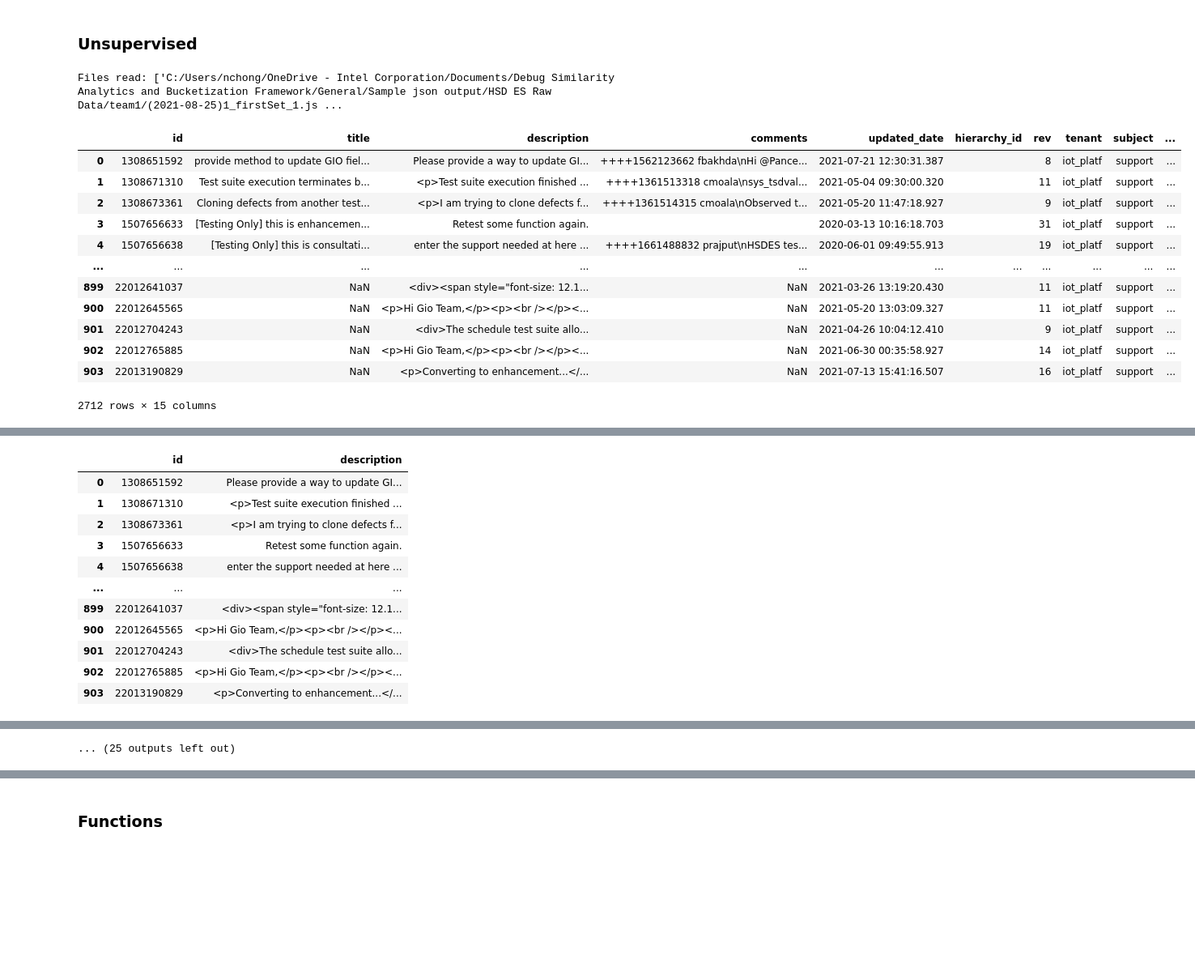
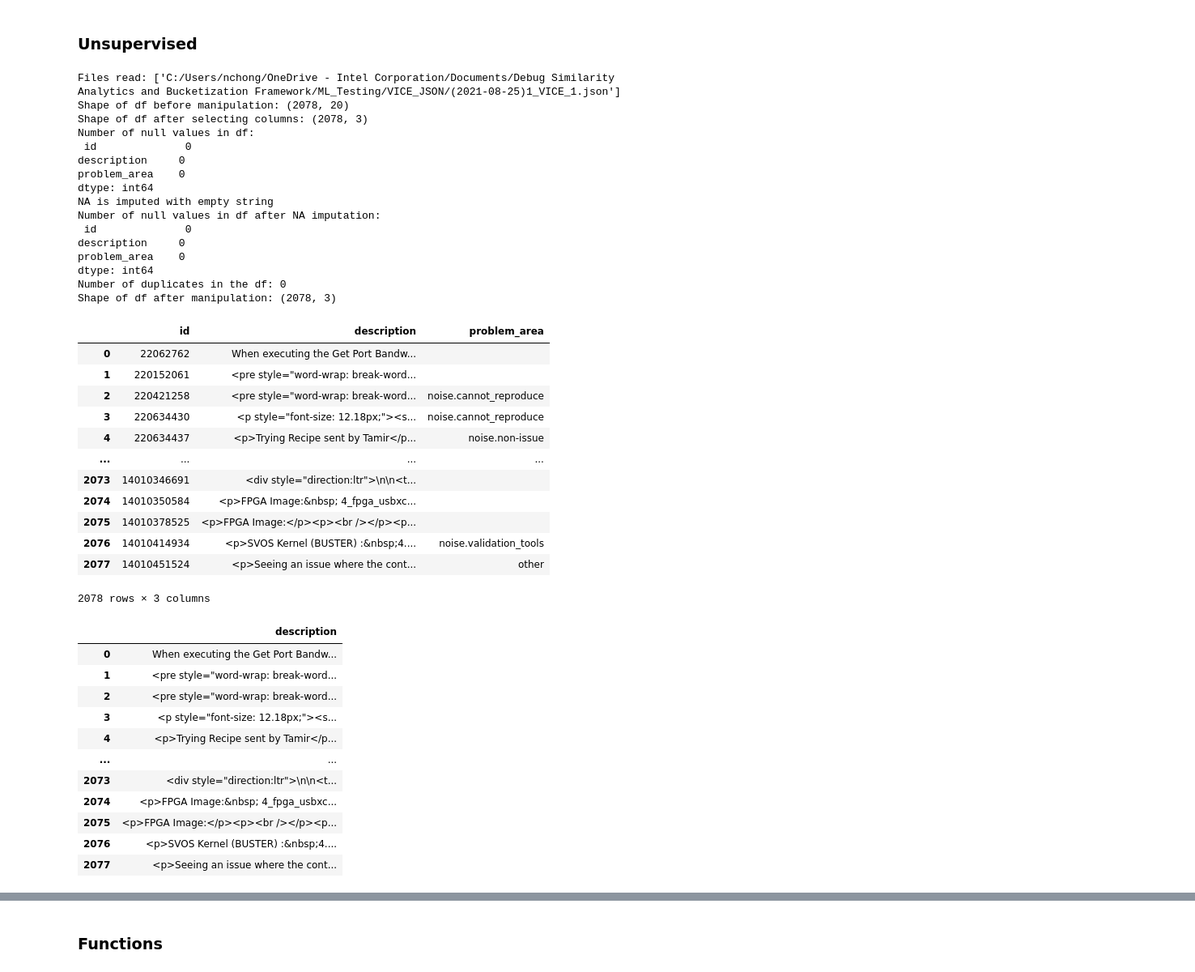
Before and after one commit to NicoleNL/ML-Track, a Jupyter notebook: Similarity_Analytics_WithConfig.ipynb, the cells around one changed output, grey strips where cells are left out. Shown at 81% size. Cells and saved outputs as stored; diff of their text form; code cells hidden in the pictures; blank space fills up the shorter version.

```diff
--- a/Similarity_Analytics_WithConfig.ipynb
+++ b/Similarity_Analytics_WithConfig.ipynb
@@ -74,19 +99,45 @@ with open(json_path+'config_unsupervised.json', 'w') as f:
 # %%
-#unsupervised
 json_path ='C:/Users/nchong/OneDrive - Intel Corporation/Documents/Debug Similarity Analytics and Bucketization Framework/ML_Testing/'
-main(json_path,ml_type="unsupervised")
+main()
 # %% [output]
-Files read: ['C:/Users/nchong/OneDrive - Intel Corporation/Documents/Debug Similarity Analytics and Bucketization Framework/General/Sample json output/HSD ES Raw Data/team1/(2021-08-25)1_firstSet_1.js ...
+Files read: ['C:/Users/nchong/OneDrive - Intel Corporation/Documents/Debug Similarity Analytics and Bucketization Framework/ML_Testing/VICE_JSON/(2021-08-25)1_VICE_1.json']
+Shape of df before manipulation: (2078, 20)
+Shape of df after selecting columns: (2078, 3)
+Number of null values in df:
+ id              0
+description     0
+problem_area    0
+dtype: int64
+NA is imputed with empty string
+Number of null values in df after NA imputation:
+ id              0
+description     0
+problem_area    0
+dtype: int64
+Number of duplicates in the df: 0
+Shape of df after manipulation: (2078, 3)
-|  | id | title | description | comments | updated_date | hierarchy_id | rev | tenant | subject | ... |
-| 0 | 1308651592 | provide method to update GIO fiel... | Please provide a way to update GI... | ++++1562123662 fbakhda\nHi @Pance... | 2021-07-21 12:30:31.387 |  | 8 | iot_platf | support | ... |
-| 1 | 1308671310 | Test suite execution terminates b... | <p>Test suite execution finished ... | ++++1361513318 cmoala\nsys_tsdval... | 2021-05-04 09:30:00.320 |  | 11 | iot_platf | support | ... |
-| 2 | 1308673361 | Cloning defects from another test... | <p>I am trying to clone defects f... | ++++1361514315 cmoala\nObserved t... | 2021-05-20 11:47:18.927 |  | 9 | iot_platf | support | ... |
-| 3 | 1507656633 | [Testing Only] this is enhancemen... | Retest some function again. |  | 2020-03-13 10:16:18.703 |  | 31 | iot_platf | support | ... |
-| 4 | 1507656638 | [Testing Only] this is consultati... | enter the support needed at here ... | ++++1661488832 prajput\nHSDES tes... | 2020-06-01 09:49:55.913 |  | 19 | iot_platf | support | ... |
-| ... | ... | ... | ... | ... | ... | ... | ... | ... | ... | ... |
-| 899 | 22012641037 | NaN | <div><span style="font-size: 12.1... | NaN | 2021-03-26 13:19:20.430 |  | 11 | iot_platf | support | ... |
-| 900 | 22012645565 | NaN | <p>Hi Gio Team,</p><p><br /></p><... | NaN | 2021-05-20 13:03:09.327 |  | 11 | iot_platf | support | ... |
-| 901 | 22012704243 | NaN | <div>The schedule test suite allo... | NaN | 2021-04-26 10:04:12.410 |  | 9 | iot_platf | support | ... |
-| 902 | 22012765885 | NaN | <p>Hi Gio Team,</p><p><br /></p><... | NaN | 2021-06-30 00:35:58.927 |  | 14 | iot_platf | support | ... |
-| 903 | 22013190829 | NaN | <p>Converting to enhancement...</... | NaN | 2021-07-13 15:41:16.507 |  | 16 | iot_platf | support | ... |
+|  | id | description | problem_area |
+| 0 | 22062762 | When executing the Get Port Bandw... |  |
+| 1 | 220152061 | <pre style="word-wrap: break-word... |  |
+| 2 | 220421258 | <pre style="word-wrap: break-word... | noise.cannot_reproduce |
+| 3 | 220634430 | <p style="font-size: 12.18px;"><s... | noise.cannot_reproduce |
+| 4 | 220634437 | <p>Trying Recipe sent by Tamir</p... | noise.non-issue |
+| ... | ... | ... | ... |
+| 2073 | 14010346691 | <div style="direction:ltr">\n\n<t... |  |
+| 2074 | 14010350584 | <p>FPGA Image:&nbsp; 4_fpga_usbxc... |  |
+| 2075 | 14010378525 | <p>FPGA Image:</p><p><br /></p><p... |  |
+| 2076 | 14010414934 | <p>SVOS Kernel (BUSTER) :&nbsp;4.... | noise.validation_tools |
+| 2077 | 14010451524 | <p>Seeing an issue where the cont... | other |
-2712 rows × 15 columns
+2078 rows × 3 columns
+|  | description |
+| 0 | When executing the Get Port Bandw... |
+| 1 | <pre style="word-wrap: break-word... |
+| 2 | <pre style="word-wrap: break-word... |
+| 3 | <p style="font-size: 12.18px;"><s... |
+| 4 | <p>Trying Recipe sent by Tamir</p... |
+| ... | ... |
+| 2073 | <div style="direction:ltr">\n\n<t... |
+| 2074 | <p>FPGA Image:&nbsp; 4_fpga_usbxc... |
+| 2075 | <p>FPGA Image:</p><p><br /></p><p... |
+| 2076 | <p>SVOS Kernel (BUSTER) :&nbsp;4.... |
+| 2077 | <p>Seeing an issue where the cont... |
@@ -106,12 +144,0 @@ Shape of df after manipulation: (904, 2)
-|  | id | description |
-| 0 | 1308651592 | Please provide a way to update GI... |
-| 1 | 1308671310 | <p>Test suite execution finished ... |
-| 2 | 1308673361 | <p>I am trying to clone defects f... |
-| 3 | 1507656633 | Retest some function again. |
-| 4 | 1507656638 | enter the support needed at here ... |
-| ... | ... | ... |
-| 899 | 22012641037 | <div><span style="font-size: 12.1... |
-| 900 | 22012645565 | <p>Hi Gio Team,</p><p><br /></p><... |
-| 901 | 22012704243 | <div>The schedule test suite allo... |
-| 902 | 22012765885 | <p>Hi Gio Team,</p><p><br /></p><... |
-| 903 | 22013190829 | <p>Converting to enhancement...</... |
@@ -148,2 +203 @@ Fix number of rows for comparison, each row will be taken as base and compared w
-... (25 outputs left out)
 # %% [markdown]
```
Also changed, not shown: parts of 21 cells of this notebook, 2 other files.
